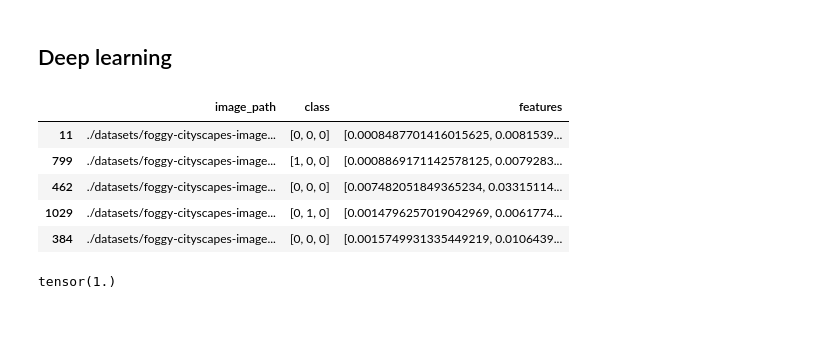
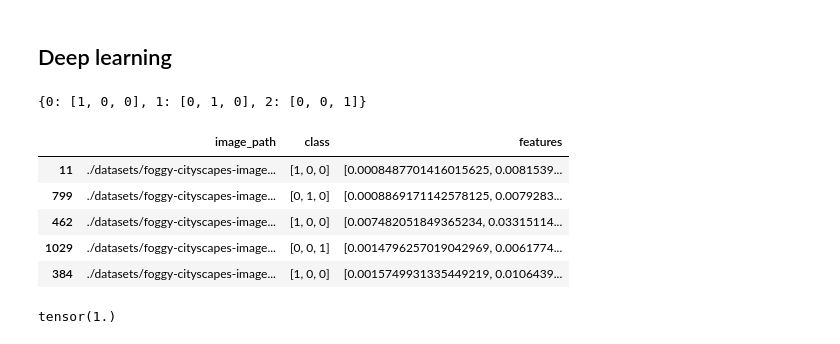
Before and after one commit to marzena1478520/Fog-Detection-Using-Machine-Learning-Methods, a Jupyter notebook: not-deep-models-idea-1.ipynb, the cells around one changed output. Saved outputs shown, nothing was run; the diff lists cells and outputs as text; code cells hidden in the pictures.

```diff
--- a/not-deep-models-idea-1.ipynb
+++ b/not-deep-models-idea-1.ipynb
@@ -13,7 +13,7 @@ tqdm.tqdm.pandas()
 # %% [markdown]
 # Data preparation
 # %%
-SOURCE_DIR = './datasets/foggy-cityscapes-image-dataset'
+SOURCE_DIR = './datasets/foggy-cityscapes-image-dataset/Foggy_Cityscapes'
 CLASSES = []
 for root, dirs, files in os.walk(SOURCE_DIR):
     for name in dirs:
@@ -215,22 +215,24 @@ Model - XGBClassifier
 ## Deep learning
 # %%
 CLASS_MAP = {
-    c: [(1 if c == i else 0 ) for i in range(1, len(CLASSES)+1) ]
+    c: [(1 if c == i else 0) for i in range(0, len(CLASSES)) ]
     for c in range(len(CLASSES))
 }
+print(CLASS_MAP)
 
 # One hot encode class variable
 train_df['class'] = train_df['class'].map(lambda x: CLASS_MAP[x])
 val_df['class'] = val_df['class'].map(lambda x: CLASS_MAP[x])
 test_df['class'] = test_df['class'].map(lambda x: CLASS_MAP[x])
 train_df.head()
 # %% [output]
+{0: [1, 0, 0], 1: [0, 1, 0], 2: [0, 0, 1]}
 |  | image_path | class | features |
-| 11 | ./datasets/foggy-cityscapes-image... | [0, 0, 0] | [0.0008487701416015625, 0.0081539... |
-| 799 | ./datasets/foggy-cityscapes-image... | [1, 0, 0] | [0.0008869171142578125, 0.0079283... |
-| 462 | ./datasets/foggy-cityscapes-image... | [0, 0, 0] | [0.007482051849365234, 0.03315114... |
-| 1029 | ./datasets/foggy-cityscapes-image... | [0, 1, 0] | [0.0014796257019042969, 0.0061774... |
-| 384 | ./datasets/foggy-cityscapes-image... | [0, 0, 0] | [0.0015749931335449219, 0.0106439... |
+| 11 | ./datasets/foggy-cityscapes-image... | [1, 0, 0] | [0.0008487701416015625, 0.0081539... |
+| 799 | ./datasets/foggy-cityscapes-image... | [0, 1, 0] | [0.0008869171142578125, 0.0079283... |
+| 462 | ./datasets/foggy-cityscapes-image... | [1, 0, 0] | [0.007482051849365234, 0.03315114... |
+| 1029 | ./datasets/foggy-cityscapes-image... | [0, 0, 1] | [0.0014796257019042969, 0.0061774... |
+| 384 | ./datasets/foggy-cityscapes-image... | [1, 0, 0] | [0.0015749931335449219, 0.0106439... |
 # %%
 import torch
 import torch.nn as nn
```
Also changed, not shown: parts of 7 cells of this notebook.
